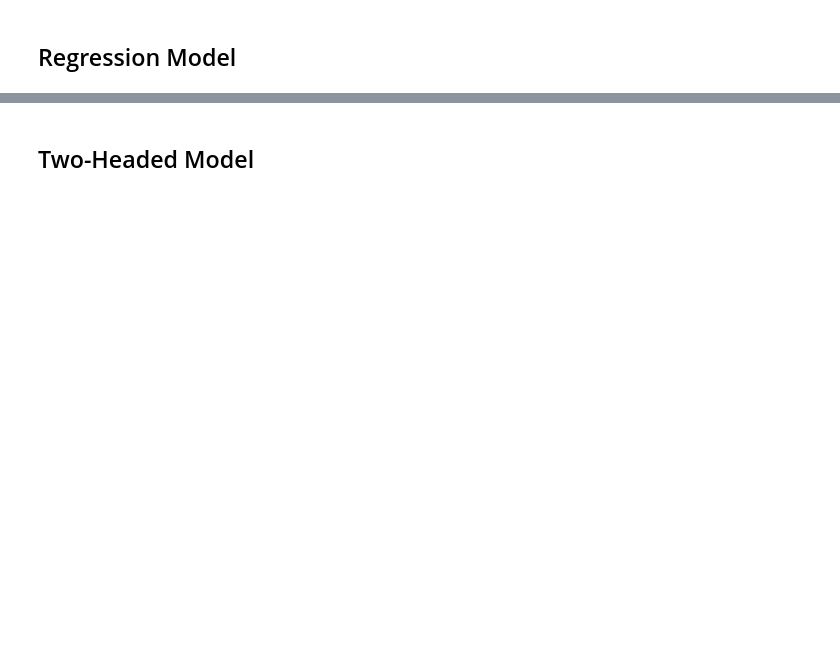
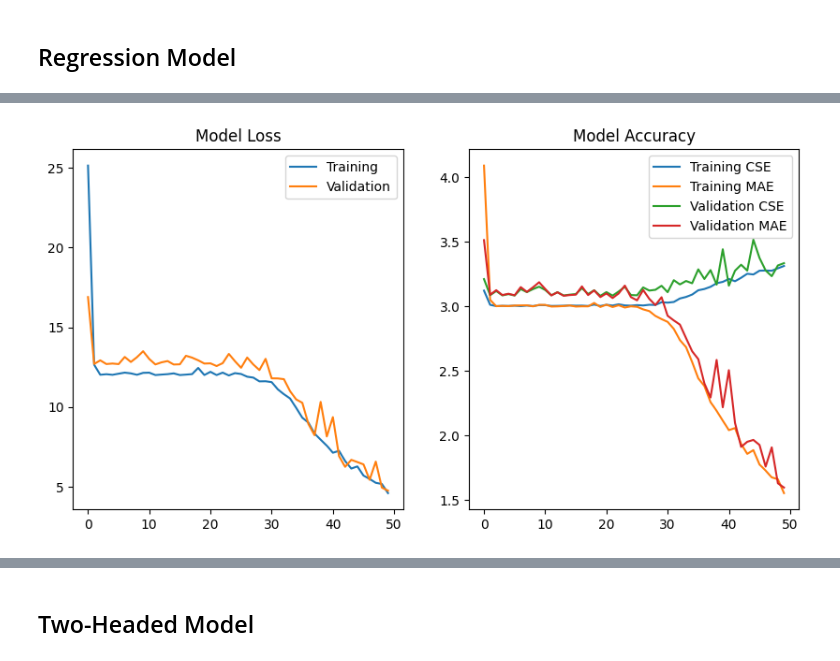
Before and after one commit to rajatvarma/IDL, a Jupyter notebook: Assignment 1/Task 2.ipynb, the cells around one changed output, grey strips where cells are left out. Saved outputs shown, nothing was run; the diff lists cells and outputs as text; code cells hidden in the pictures; blank space fills up the shorter version.

```diff
--- a/Assignment 1/Task 2.ipynb
+++ b/Assignment 1/Task 2.ipynb
@@ -249,0 +257,18 @@ print(accuracy*100, '%')
+# %%
+# Graph the model training
+fig, ax = plt.subplots(1, 2, figsize=(10, 5))
+
+ax[0].plot(r_h.history["loss"])
+ax[0].plot(r_h.history["val_loss"])
+ax[0].legend(["Training", "Validation"])
+ax[0].set_title("Model Loss")
+
+ax[1].set_title("Model Accuracy")
+ax[1].plot(r_h.history["common_sense_error"])
+ax[1].plot(r_h.history["mae"])
+ax[1].plot(r_h.history["val_common_sense_error"])
+ax[1].plot(r_h.history["val_mae"])
+ax[1].legend(["Training CSE", "Training MAE", "Validation CSE", "Validation MAE"])
+plt.show()
+# %% [output]
+[figure, added]
```
Also changed, not shown: parts of 18 cells of this notebook.
